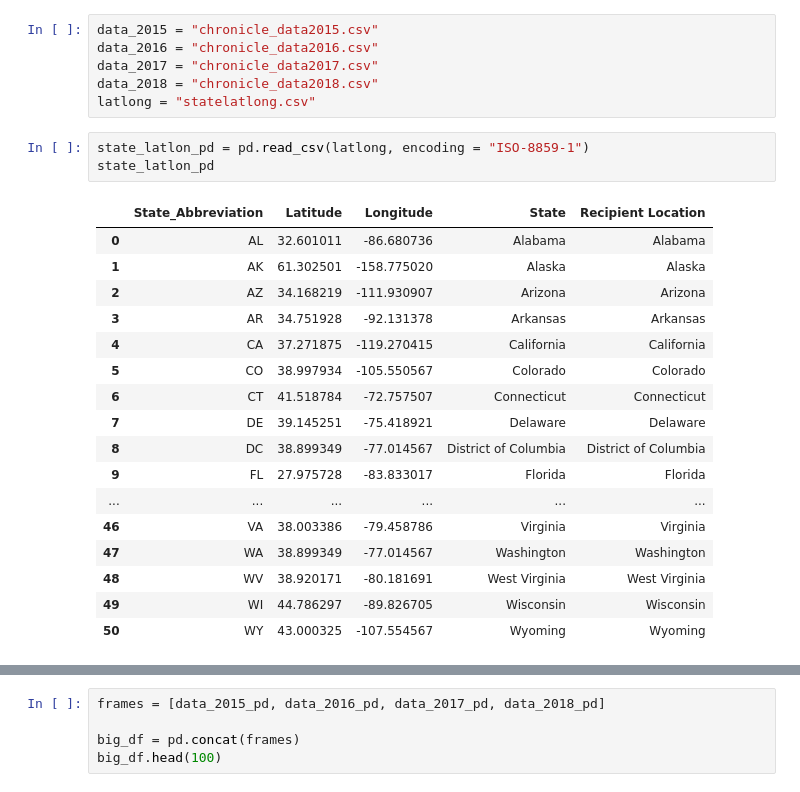
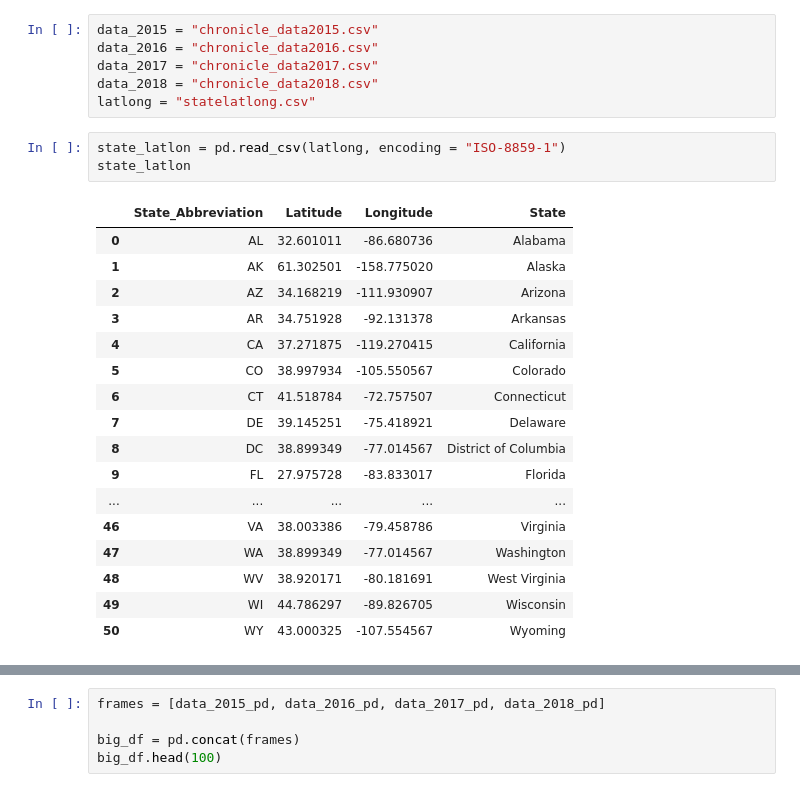
Before and after one commit to kjwunderlich/project-one---sphinx, a Jupyter notebook: Matts_Sphinx.ipynb, the cells around one changed output, grey strips where cells are left out. Drawn from its saved outputs; the diff is of its cells as text.

```diff
--- a/Matts_Sphinx.ipynb
+++ b/Matts_Sphinx.ipynb
@@ -15,26 +15,26 @@ data_2017 = "chronicle_data2017.csv"
 data_2018 = "chronicle_data2018.csv"
 latlong = "statelatlong.csv"
 # %%
-state_latlon_pd = pd.read_csv(latlong, encoding = "ISO-8859-1")
-state_latlon_pd
+state_latlon = pd.read_csv(latlong, encoding = "ISO-8859-1")
+state_latlon
 # %% [output]
-|  | State_Abbreviation | Latitude | Longitude | State | Recipient Location |
-| 0 | AL | 32.601011 | -86.680736 | Alabama | Alabama |
-| 1 | AK | 61.302501 | -158.775020 | Alaska | Alaska |
-| 2 | AZ | 34.168219 | -111.930907 | Arizona | Arizona |
-| 3 | AR | 34.751928 | -92.131378 | Arkansas | Arkansas |
-| 4 | CA | 37.271875 | -119.270415 | California | California |
-| 5 | CO | 38.997934 | -105.550567 | Colorado | Colorado |
-| 6 | CT | 41.518784 | -72.757507 | Connecticut | Connecticut |
-| 7 | DE | 39.145251 | -75.418921 | Delaware | Delaware |
-| 8 | DC | 38.899349 | -77.014567 | District of Columbia | District of Columbia |
-| 9 | FL | 27.975728 | -83.833017 | Florida | Florida |
-| ... | ... | ... | ... | ... | ... |
-| 46 | VA | 38.003386 | -79.458786 | Virginia | Virginia |
-| 47 | WA | 38.899349 | -77.014567 | Washington | Washington |
-| 48 | WV | 38.920171 | -80.181691 | West Virginia | West Virginia |
-| 49 | WI | 44.786297 | -89.826705 | Wisconsin | Wisconsin |
-| 50 | WY | 43.000325 | -107.554567 | Wyoming | Wyoming |
+|  | State_Abbreviation | Latitude | Longitude | State |
+| 0 | AL | 32.601011 | -86.680736 | Alabama |
+| 1 | AK | 61.302501 | -158.775020 | Alaska |
+| 2 | AZ | 34.168219 | -111.930907 | Arizona |
+| 3 | AR | 34.751928 | -92.131378 | Arkansas |
+| 4 | CA | 37.271875 | -119.270415 | California |
+| 5 | CO | 38.997934 | -105.550567 | Colorado |
+| 6 | CT | 41.518784 | -72.757507 | Connecticut |
+| 7 | DE | 39.145251 | -75.418921 | Delaware |
+| 8 | DC | 38.899349 | -77.014567 | District of Columbia |
+| 9 | FL | 27.975728 | -83.833017 | Florida |
+| ... | ... | ... | ... | ... |
+| 46 | VA | 38.003386 | -79.458786 | Virginia |
+| 47 | WA | 38.899349 | -77.014567 | Washington |
+| 48 | WV | 38.920171 | -80.181691 | West Virginia |
+| 49 | WI | 44.786297 | -89.826705 | Wisconsin |
+| 50 | WY | 43.000325 | -107.554567 | Wyoming |
 # %%
 #read to files
 data_2015_pd = pd.read_csv(data_2015, encoding = "ISO-8859-1")
```
Also changed, not shown: parts of 17 cells of this notebook, 1 other file.
